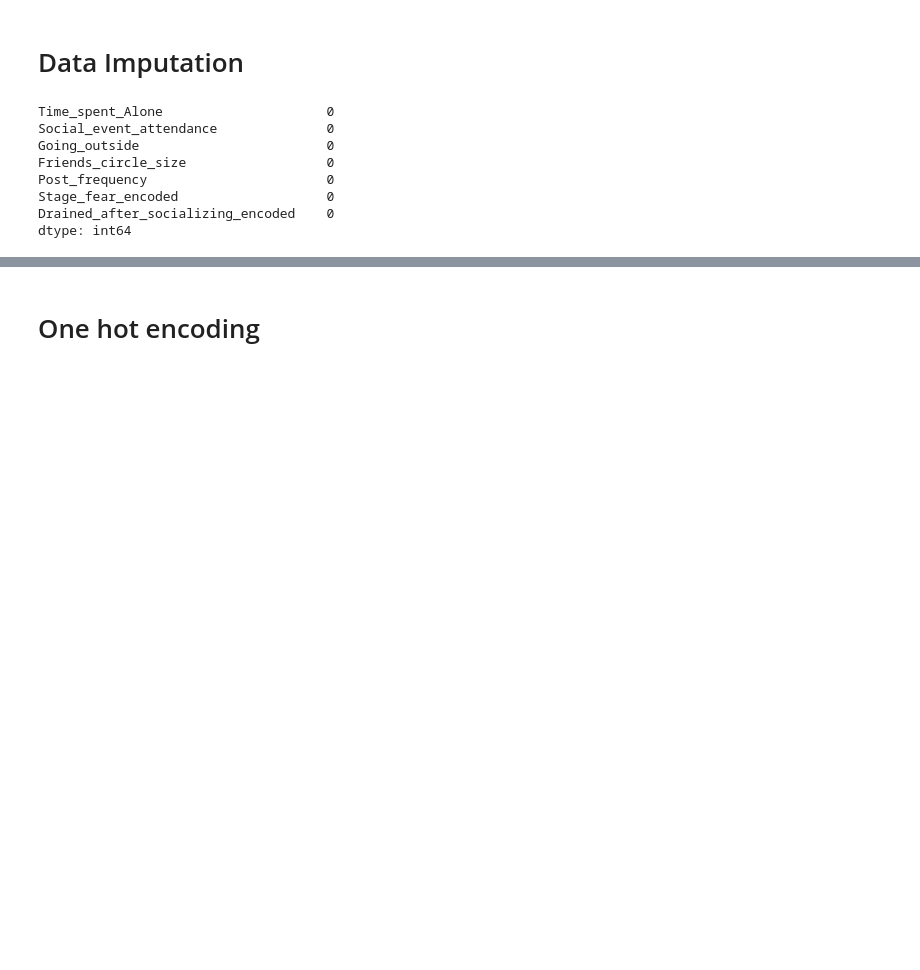
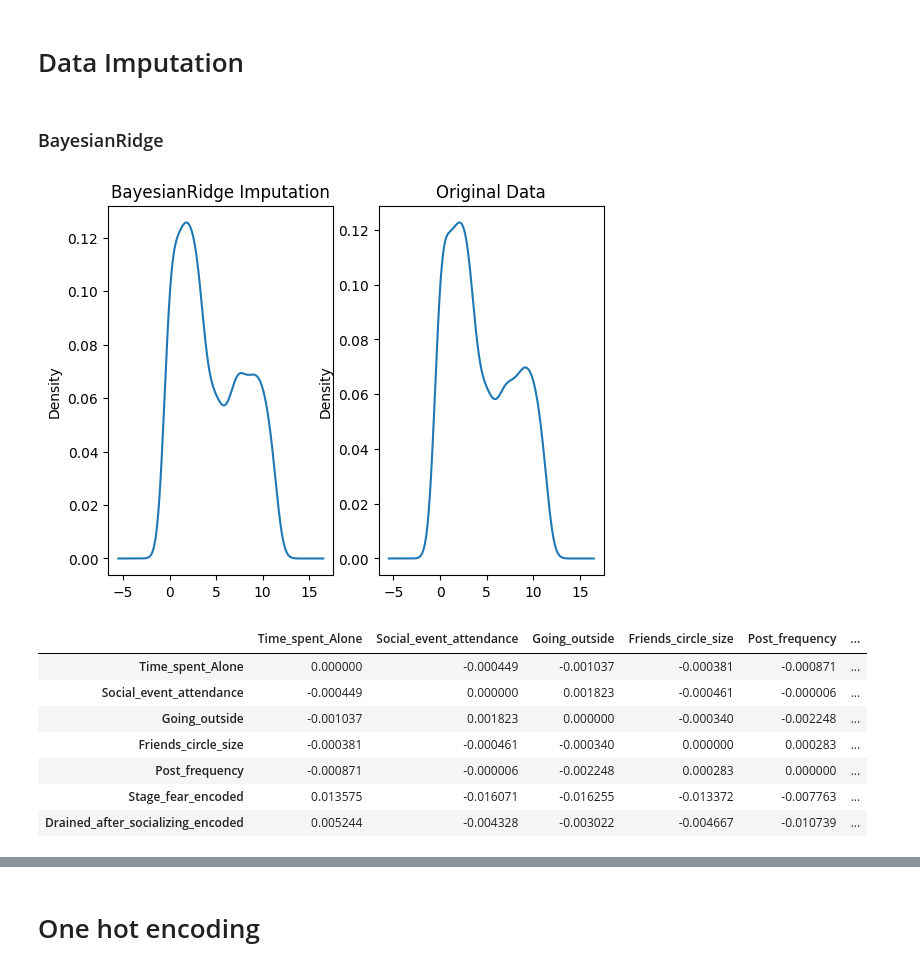
Before and after one commit to Aman-hebbale/kaggle_personality, a Jupyter notebook: logistic_classifier.ipynb, the cells around one changed output, grey strips where cells are left out. Saved outputs shown, nothing was run; the diff lists cells and outputs as text; code cells hidden in the pictures; blank space fills up the shorter version.

Commit message:
comparing different imputation techniques

```diff
--- a/logistic_classifier.ipynb
+++ b/logistic_classifier.ipynb
@@ -189,19 +189,32 @@ df_input= df.drop(columns=["Personality"])
 df_output= df["Personality"]
 # %% [markdown]
 # Data Imputation
+# %% [markdown]
+### BayesianRidge
 # %%
 # Handling missing values using BayesianRidge
+import matplotlib.pyplot as plt
 from sklearn.experimental import enable_iterative_imputer
 from sklearn.impute import IterativeImputer
 imputer_byr = IterativeImputer(max_iter=10, random_state=42)
 df_byr = pd.DataFrame(imputer_byr.fit_transform(df_input), columns=df_input.columns)
-df_byr.isna().sum()
+plt.subplot(1,2,1)
+df_byr["Time_spent_Alone"].plot(kind="kde")
+plt.title('BayesianRidge Imputation')
+plt.subplot(1,2,2)
+df_input["Time_spent_Alone"].plot(kind="kde")
+plt.title('Original Data')
+plt.show()
+# df_byr.corr(numeric_only=True,method="spearman").style.background_gradient(cmap='coolwarm')
+corr_diff_byr=df_input.corr(numeric_only=True,method="spearman") - df_byr.corr(numeric_only=True,method="spearman")
+corr_diff_byr.style.background_gradient(cmap='coolwarm')
 # %% [output]
-Time_spent_Alone                     0
-Social_event_attendance              0
-Going_outside                        0
-Friends_circle_size                  0
-Post_frequency                       0
-Stage_fear_encoded                   0
-Drained_after_socializing_encoded    0
-dtype: int64
+[figure, added]
+|  | Time_spent_Alone | Social_event_attendance | Going_outside | Friends_circle_size | Post_frequency | ... |
+| Time_spent_Alone | 0.000000 | -0.000449 | -0.001037 | -0.000381 | -0.000871 | ... |
+| Social_event_attendance | -0.000449 | 0.000000 | 0.001823 | -0.000461 | -0.000006 | ... |
+| Going_outside | -0.001037 | 0.001823 | 0.000000 | -0.000340 | -0.002248 | ... |
+| Friends_circle_size | -0.000381 | -0.000461 | -0.000340 | 0.000000 | 0.000283 | ... |
+| Post_frequency | -0.000871 | -0.000006 | -0.002248 | 0.000283 | 0.000000 | ... |
+| Stage_fear_encoded | 0.013575 | -0.016071 | -0.016255 | -0.013372 | -0.007763 | ... |
+| Drained_after_socializing_encoded | 0.005244 | -0.004328 | -0.003022 | -0.004667 | -0.010739 | ... |
```
Also changed, not shown: parts of 32 cells of this notebook.
